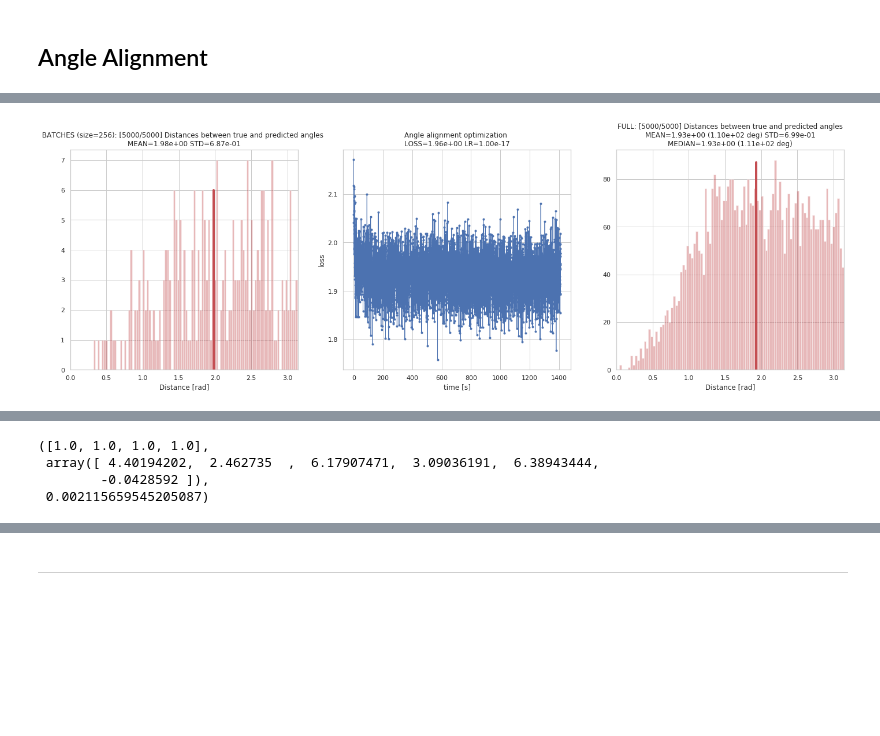
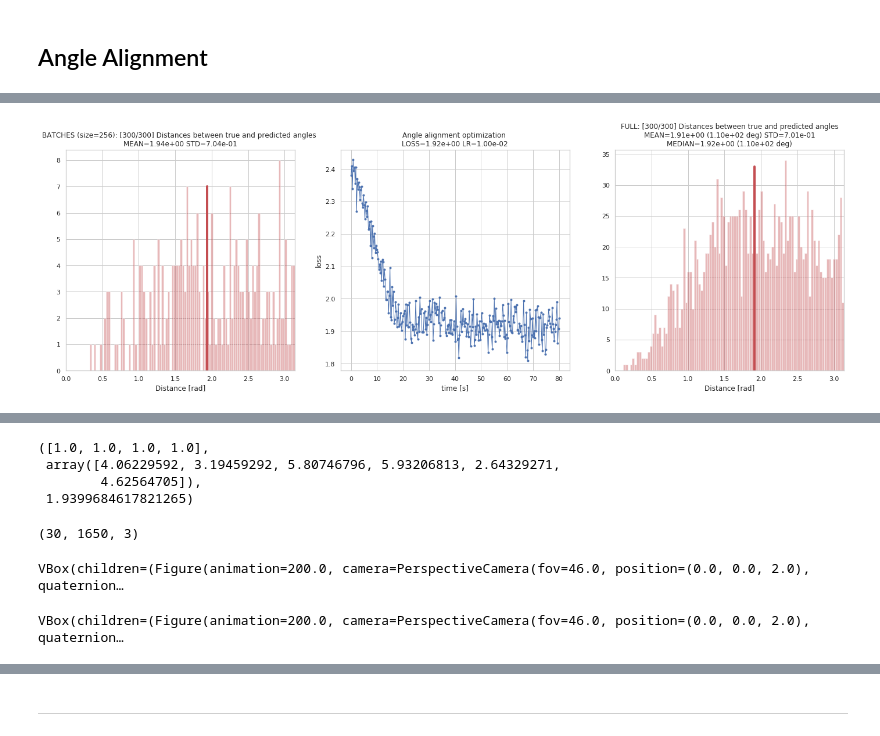
Before and after one commit to JelenaBanjac/protein-reconstruction, a Jupyter notebook: notebooks/2-phase2/distance_estimation_and_angle_recovery.ipynb, the cells around one changed output, grey strips where cells are left out. Drawn from its saved outputs; the diff is of its cells as text; code cells hidden in the pictures; blank space fills up the shorter version.

```diff
--- a/notebooks/2-phase2/distance_estimation_and_angle_recovery.ipynb
+++ b/notebooks/2-phase2/distance_estimation_and_angle_recovery.ipynb
@@ -526,8 +414,8 @@ np.save("data/5j0n/predicted_quaternions_siamese_losses.npy", losses)
 # %%
-q_save = np.zeros((len(q_predicted),4))
-for i, q in enumerate(q_predicted):
+q_save = np.zeros((len(q_predicted2),4))
+for i, q in enumerate(q_predicted2):
     q_save[i] = q.numpy()
-
-np.save("data/5j0n/predicted_quaternions_siamese.npy", q_save)
+#q_save = q_save[test_idx]
+np.save("data/5j0n/predicted_quaternions_siamese2.npy", q_save)
 # %% [markdown]
 ## Angle Alignment
@@ -534,21 +425,26 @@ np.save("data/5j0n/predicted_quaternions_siamese.npy", q_save)
 # %%
-qp = np.load("data/5j0n/predicted_quaternions_siamese.npy")
+qp = np.load("data/5j0n/predicted_quaternions_siamese2.npy")
 
-transposed = False
-ap = quaternion2euler(qp, transposed=transposed)
+#transposed = False
+ap = quaternion2euler(qp).numpy()
+#ap = angles_transpose(ap)
 
-np.save("data/5j0n/predicted_angles_siamese.npy", ap)
+np.save("data/5j0n/predicted_angles_siamese2.npy", ap)
+# %%
+qp_test = qp.copy() #qp[test_idx]
+at_test = angles_true[test_idx]
+ap_test = ap.copy() #ap[test_idx]
 # %%
 # check: both plots should be the same (if transposed=False)
 fig, axs = plt.subplots(1, 2, figsize=(15,7))
-d2 = d_q(euler2quaternion(angles_true), qp)
+d2 = d_q(euler2quaternion(at_test), qp_test)
 axs[0].set_xlim(0, np.pi)
 axs[0].set_title(f"Predicted quaternion\nMEAN={np.mean(d2):.2e} rad ({np.degrees(np.mean(d2)):.2e}) STD={np.std(d2):.2e}")
 s = sns.distplot(d2, kde=False, bins=100, ax=axs[0], axlabel="Distance [rad]", color="r")
 max_count = int(max([h.get_height() for h in s.patches]))
 axs[0].plot([np.mean(d2)]*max_count, np.arange(0, max_count,1), c="r", lw=4)
 
-d3 = d_q(euler2quaternion(angles_true), euler2quaternion(ap))
+d3 = d_q(euler2quaternion(at_test), euler2quaternion(ap_test))
 axs[1].set_xlim(0, np.pi)
 axs[1].set_title(f"Predicted angle\nMEAN={np.mean(d3):.2e} rad ({np.degrees(np.mean(d3)):.2e}) STD={np.std(d3):.2e}")
 s = sns.distplot(d3, kde=False, bins=100, ax=axs[1], axlabel="Distance [rad]", color="r")
@@ -562,10 +659,9 @@ from cryoem.angle_alignment import training_angle_alignment
 # %%
-m, rotation, loss = training_angle_alignment(m=[1.0, 1.0, 1.0, 1.0],
-                                             steps=5000,
+m, rotation, loss, arr_aa = training_angle_alignment(m=[1.0, 1.0, 1.0, 1.0],
+                                             steps=300,
                                              batch_size=256,
-                                             projection_idx=range(NUM_PROJECTIONS),
                                              learning_rate=0.01,
-                                             angles_true=angles_true,
+                                             angles_true=angles_true[test_idx],
                                              angles_predicted=ap)
 # %% [output]
-[figure, old version]
+[figure, new version]
@@ -582,8 +678,36 @@ step 5000/5000 (1412s): loss = 1.93e+00
 # %%
-m, rotation[0].numpy(), loss
+m, rotation[0].numpy(), loss[-1]
 # %% [output]
 ([1.0, 1.0, 1.0, 1.0],
- array([ 4.40194202,  2.462735  ,  6.17907471,  3.09036191,  6.38943444,
-        -0.0428592 ]),
- 0.002115659545205087)
+ array([4.06229592, 3.19459292, 5.80746796, 5.93206813, 2.64329271,
+        4.62564705]),
+ 1.9399684617821265)
+# %%
+from scipy.spatial.transform import Rotation as R
+
+arr_true = R.from_euler('zyz', angles_true).as_rotvec()
+a = arr_true[test_idx]
+b = arr_aa.copy() #arr_aa[:, test_idx, :]
+print(b.shape)
+
+ipv.figure()
+s = ipv.scatter(b[:, :,0], b[:, :,1], b[:, :,2], marker="sphere", color="blue", size=1)
+ipv.scatter(a[:,0], a[:,1], a[:,2], marker="sphere", color="red", size=1)
+ipv.animation_control(s, interval=200)
+ipv.show()
+# %% [output]
+(30, 1650, 3)
+VBox(children=(Figure(animation=200.0, camera=PerspectiveCamera(fov=46.0, position=(0.0, 0.0, 2.0), quaternion…
+# %%
+from scipy.spatial.transform import Rotation as R
+
+arr2 = R.from_euler('zyz', angles_true).as_rotvec()
+
+ipv.figure()
+s = ipv.scatter(arr_aa[:, :,0], arr_aa[:, :,1], arr_aa[:, :,2], marker="sphere", color="blue", size=1)
+ipv.scatter(arr2[:,0], arr2[:,1], arr2[:,2], marker="sphere", color="red", size=1)
+ipv.animation_control(s, interval=200)
+ipv.show()
+# %% [output]
+VBox(children=(Figure(animation=200.0, camera=PerspectiveCamera(fov=46.0, position=(0.0, 0.0, 2.0), quaternion…
 # %%
```
Also changed, not shown: parts of 69 cells of this notebook, 7 other files.
